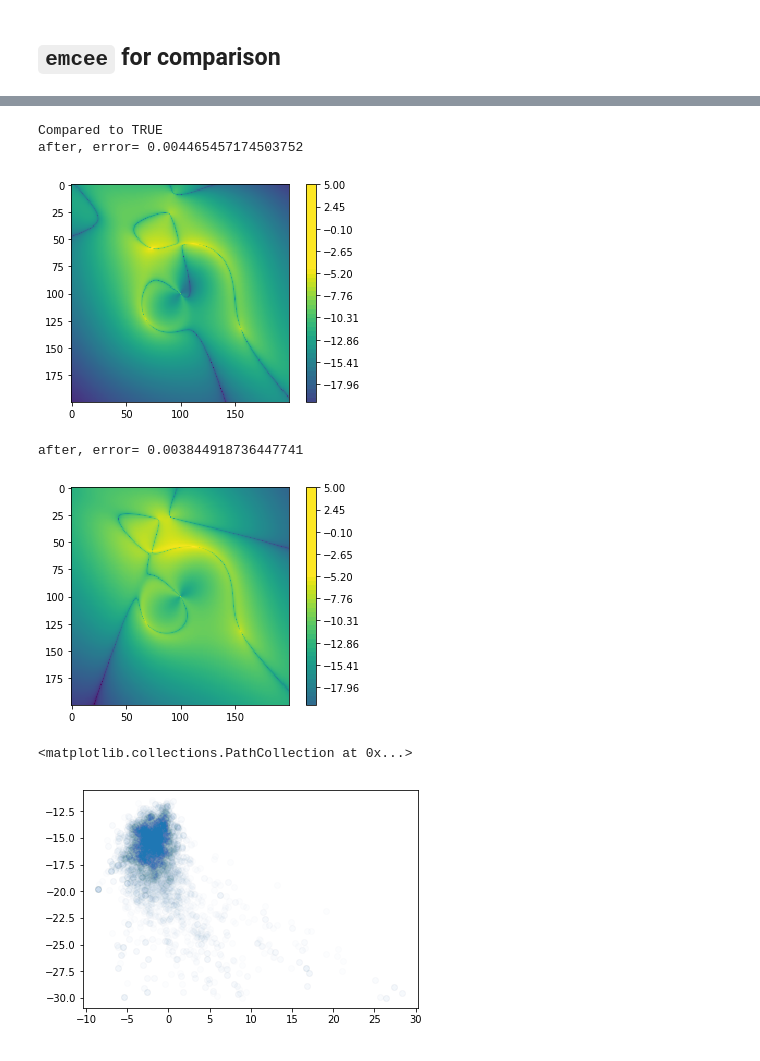
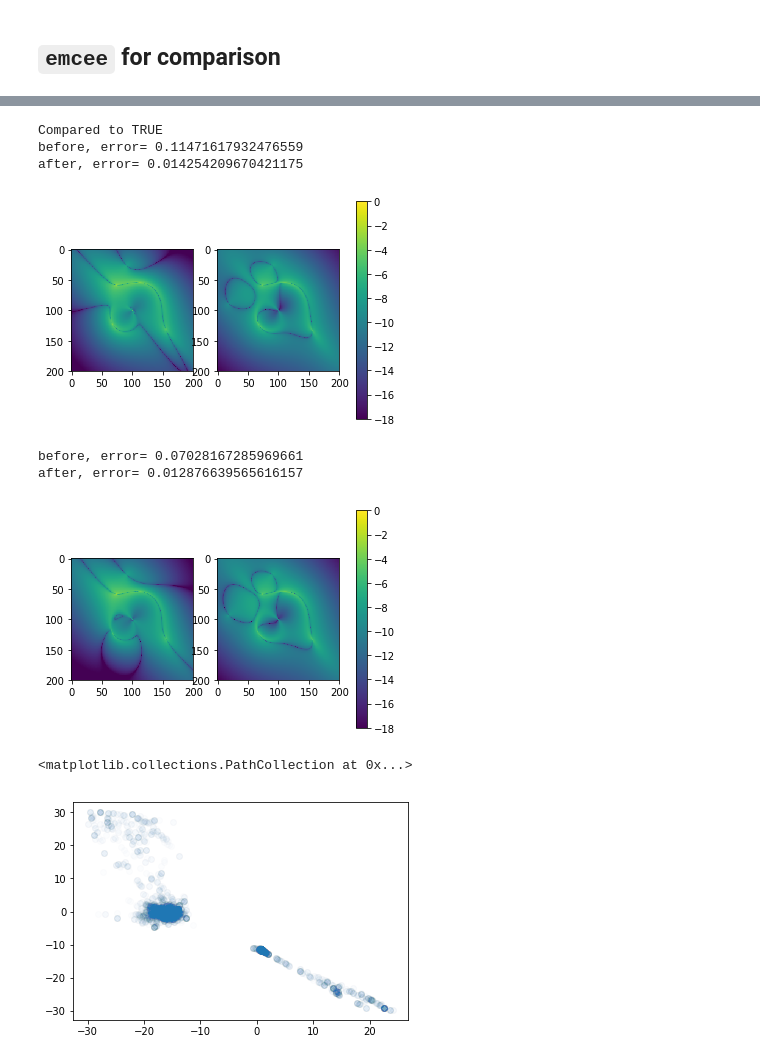
Before and after one commit to acagansengul/interlopers, a Jupyter notebook: dynestyfit.ipynb, the cells around one changed output, grey strips where cells are left out. Cells and saved outputs as stored; diff of their text form; code cells hidden in the pictures.

```diff
--- a/dynestyfit.ipynb
+++ b/dynestyfit.ipynb
@@ -111,8 +112,8 @@ def log_prob(args):
 #         err = error(image, args_to_img(args))
 #     return -err #note: can make walkers go closer to the optimum by multiplying the err function
 # %%
-#keys = ['rsang', 'alphars'] + ['center_x']*N + ['center_y']*N
-keys = ['center_x']*N + ['center_y']*N
+keys = ['rsang', 'alphars'] + ['center_x']*N + ['center_y']*N
+#keys = ['center_x']*N + ['center_y']*N
 
 ndim = len(keys)
 # %%
@@ -123,11 +124,11 @@ def prior(uni_vector):
 
     pos_lim = 30
 
-#     lows = np.array( [0,0]+[-pos_lim]*(2*N) )
-#     highs = np.array( [2, .01]+[pos_lim]*(2*N) )
+    lows = np.array( [0,0]+[-pos_lim]*(2*N) )
+    highs = np.array( [2, .01]+[pos_lim]*(2*N) )
 
-    lows = np.array( [-pos_lim]*(2*N) )
-    highs = np.array( [pos_lim]*(2*N) )
+#     lows = np.array( [-pos_lim]*(2*N) )
+#     highs = np.array( [pos_lim]*(2*N) )
     return uni_vector * (highs - lows) + lows
 # %%
 %%time
@@ -164,8 +161,8 @@ import emcee
 # %%
 ## Define initial guess: means and cov ##
 
-#means = [image_obj.rsang, image_obj.alphars]+[0]*(2*N)
-means = [0]*(2*N)
+means = [image_obj.rsang, image_obj.alphars]+[0]*(2*N)
+#means = [0]*(2*N)
 
 cov = 1.5 * np.ones((ndim,ndim))
 
@@ -224,27 +218,33 @@ for j in range(nwalkers):
 # %%
-boundaries = np.linspace(-20,5,50)
-
+vmin = -18
+vmax = 0
 ## "Residuals" compared to true image
 
 print('Compared to TRUE')
 
 for j in range(nwalkers)[:2]:
-#     print('before')
-#     plt.imshow(args_to_img(sampler.chain[j,0,:])); plt.colorbar(); plt.show()
-#     print('after')
-#     plt.imshow(args_to_img(sampler.chain[j,-1,:])); plt.colorbar(); plt.show()
-#     print('before, error=',error(args_to_img(sampler.chain[j,0,:]),image))
-#     plt.imshow(np.log(abs(args_to_img(sampler.chain[j,0,:])-image))); plt.colorbar(boundaries=boundaries); plt.show()
+    f, (ax1, ax2) = plt.subplots(ncols=2)
+
+    print('before, error=',error(args_to_img(sampler.chain[j,0,:]),image))
+    ax1.imshow(np.log(abs(args_to_img(sampler.chain[j,0,:])-image)),
+               vmin=vmin, vmax=vmax)
     print('after, error=',error(args_to_img(sampler.chain[j,-1,:]),image))
-    plt.imshow(np.log(abs(args_to_img(sampler.chain[j,-1,:])-image))); plt.colorbar(boundaries=boundaries); plt.show()
+
+    im = ax2.imshow(np.log(abs(args_to_img(sampler.chain[j,-1,:])-image)),
+                    vmin=vmin, vmax=vmax)
+
+    plt.colorbar(im, ax=(ax1, ax2))
+    plt.show()
 # %% [output]
 Compared to TRUE
-after, error= 0.004465457174503752
+before, error= 0.11471617932476559
+after, error= 0.014254209670421175
-[figure, old version]
+[figure, new version]
-after, error= 0.003844918736447741
+before, error= 0.07028167285969661
+after, error= 0.012876639565616157
-[figure, old version]
+[figure, new version]
 # %%
-plt.scatter(sampler.chain[:,200:,0].flatten(),sampler.chain[:,200:,1].flatten(), alpha=.01)
+plt.scatter(sampler.chain[:,200:,2].flatten(),sampler.chain[:,200:,3].flatten(), alpha=.01)
 # %% [output]
 <matplotlib.collections.PathCollection at 0x...>
-[figure, old version]
+[figure, new version]
```
Also changed, not shown: parts of 11 cells of this notebook.
